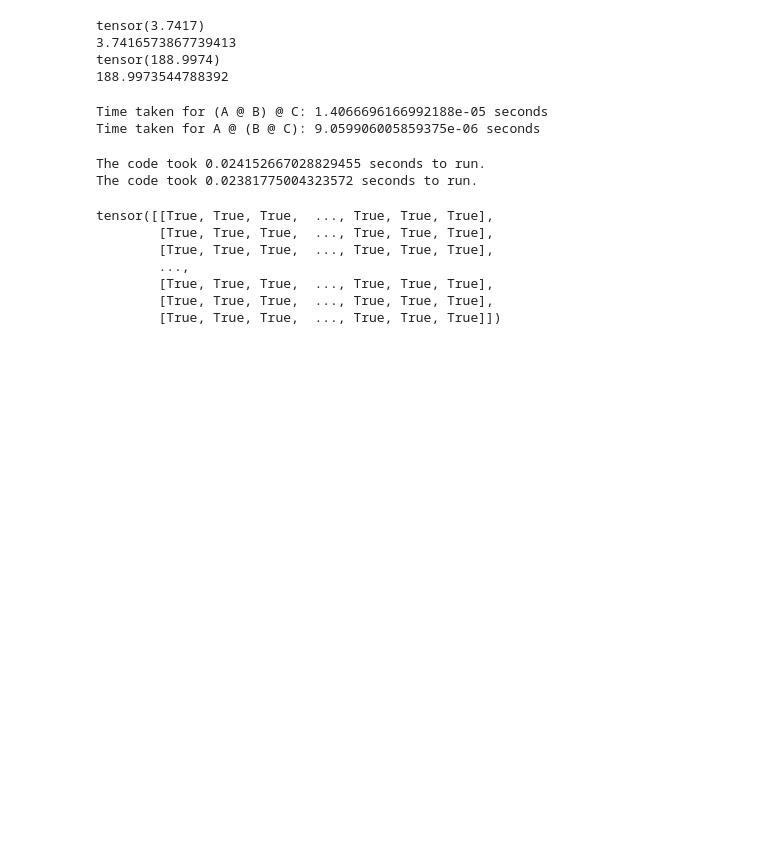
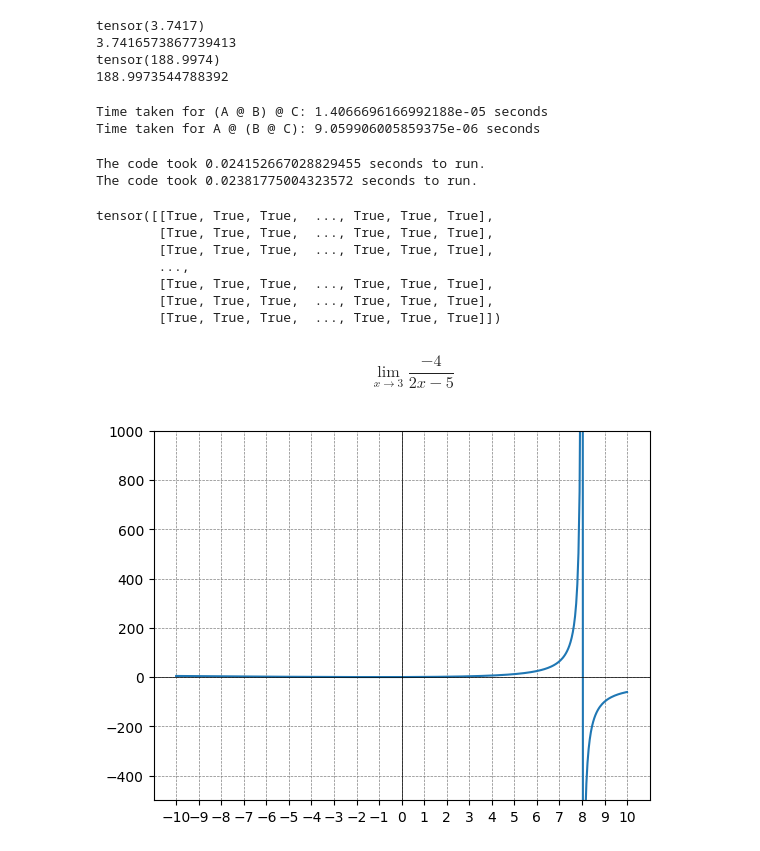
Before and after one commit to thomjiji/calculus, a Jupyter notebook: main.ipynb, the cells around one changed output. Cells and saved outputs as stored; diff of their text form; code cells hidden in the pictures; blank space fills up the shorter version.

```diff
--- a/main.ipynb
+++ b/main.ipynb
@@ -368,3 +368,34 @@ tensor([[True, True, True,  ..., True, True, True],
         [True, True, True,  ..., True, True, True],
         [True, True, True,  ..., True, True, True],
         [True, True, True,  ..., True, True, True]])
+# %% [markdown]
+$$\lim_{x \to 3} \frac{-4}{2x-5}$$
+# %%
+import matplotlib.pyplot as plt
+import numpy as np
+
+# Generate a range of x values from -10 to 10
+x = np.linspace(-10, 10, 400)
+
+# Make sure to avoid x = 8 because it would make the denominator 0 and the function undefined
+x = x[x != 8]
+
+# Define the function
+y = (x + 1)**2 / (8 - x)
+
+# Create the plot
+plt.plot(x, y)
+
+# Add x and y axes
+plt.axhline(0, color='black',linewidth=0.5)
+plt.axvline(0, color='black',linewidth=0.5)
+plt.grid(color = 'gray', linestyle = '--', linewidth = 0.5)
+
+# Set x ticks
+plt.ylim(-500, 1000)
+plt.xticks(np.arange(-10, 11, step=1))
+
+# Show the plot
+plt.show()
+# %% [output]
+[figure, added]
```
Also changed, not shown: 4 other files.
